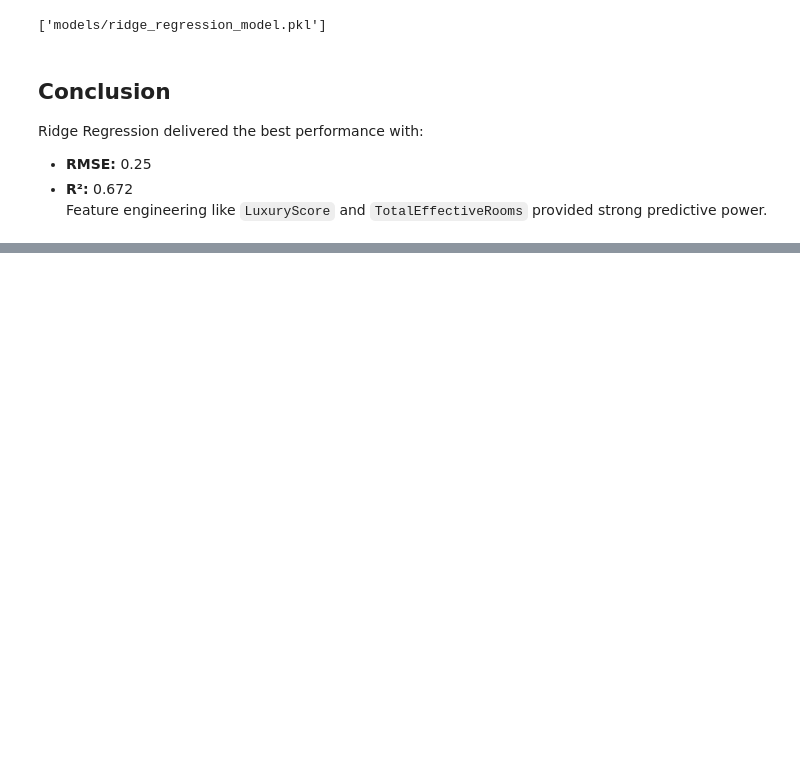
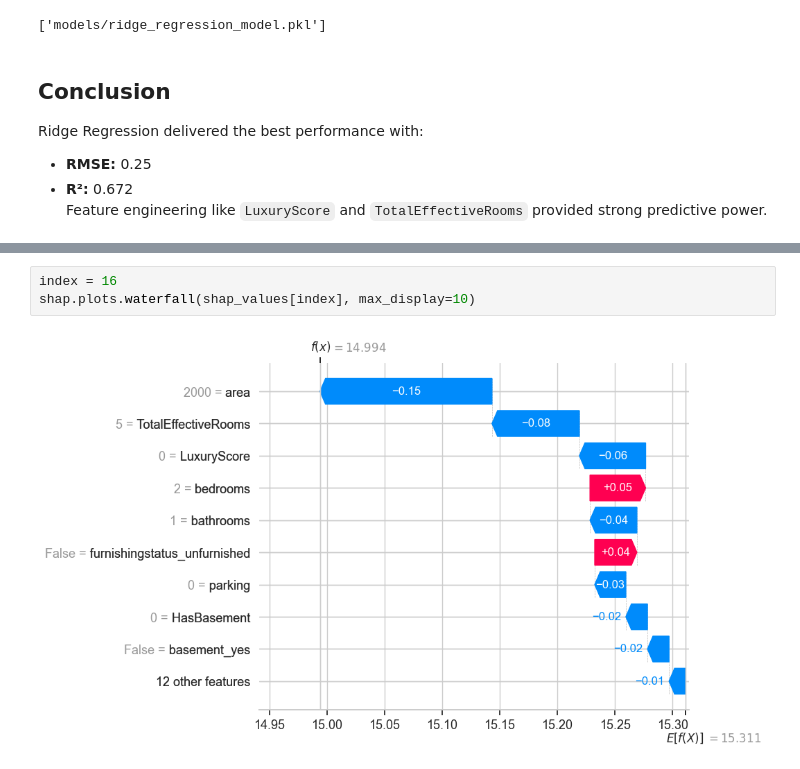
Before and after one commit to Dartayous/ames-housing-price-ml, a Jupyter notebook: AmesHousing_price_exploration .ipynb, the cells around one changed output, grey strips where cells are left out. Cells and saved outputs as stored; diff of their text form; blank space fills up the shorter version.

```diff
--- a/AmesHousing_price_exploration .ipynb
+++ b/AmesHousing_price_exploration .ipynb
@@ -307,0 +402,5 @@ Feature engineering like `LuxuryScore` and `TotalEffectiveRooms` provided strong
+# %%
+index = 16
+shap.plots.waterfall(shap_values[index], max_display=10)
+# %% [output]
+[figure, added]
```
Also changed, not shown: parts of 17 cells of this notebook, 2 other files.
